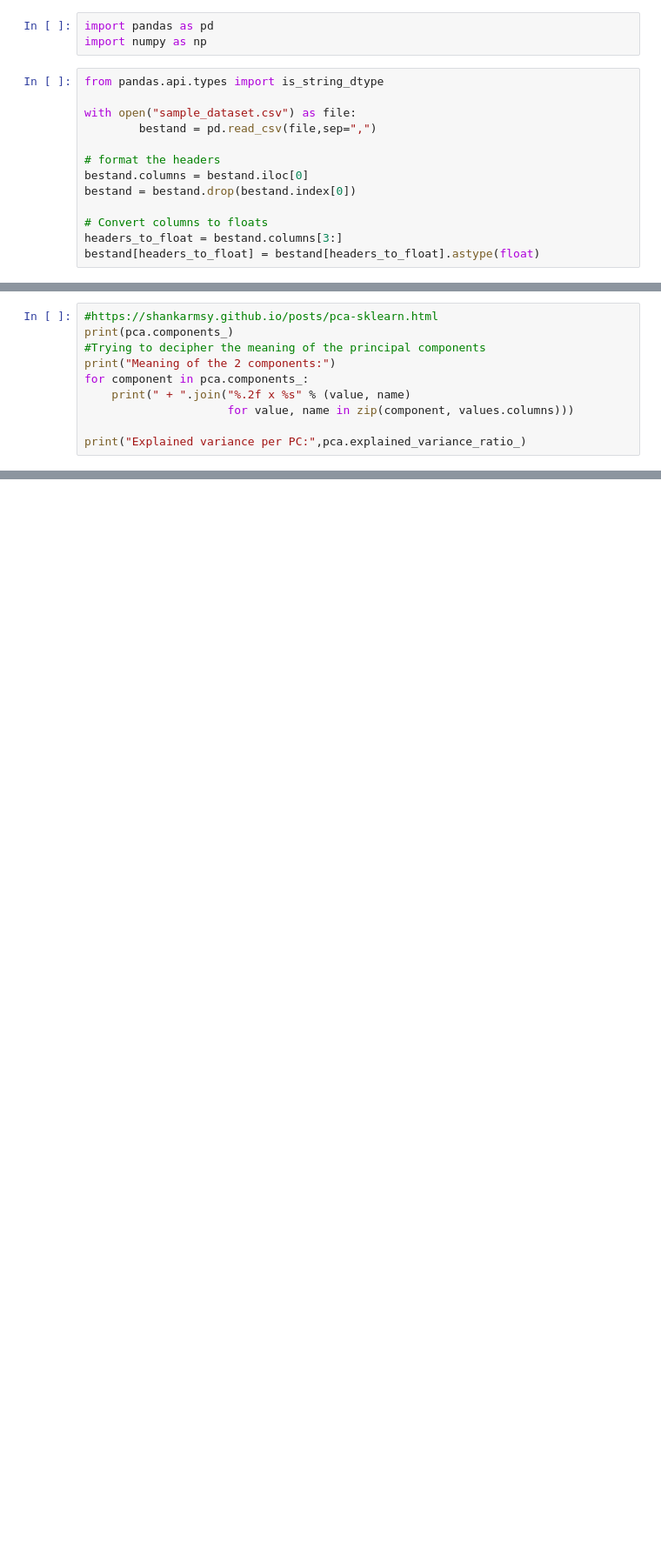
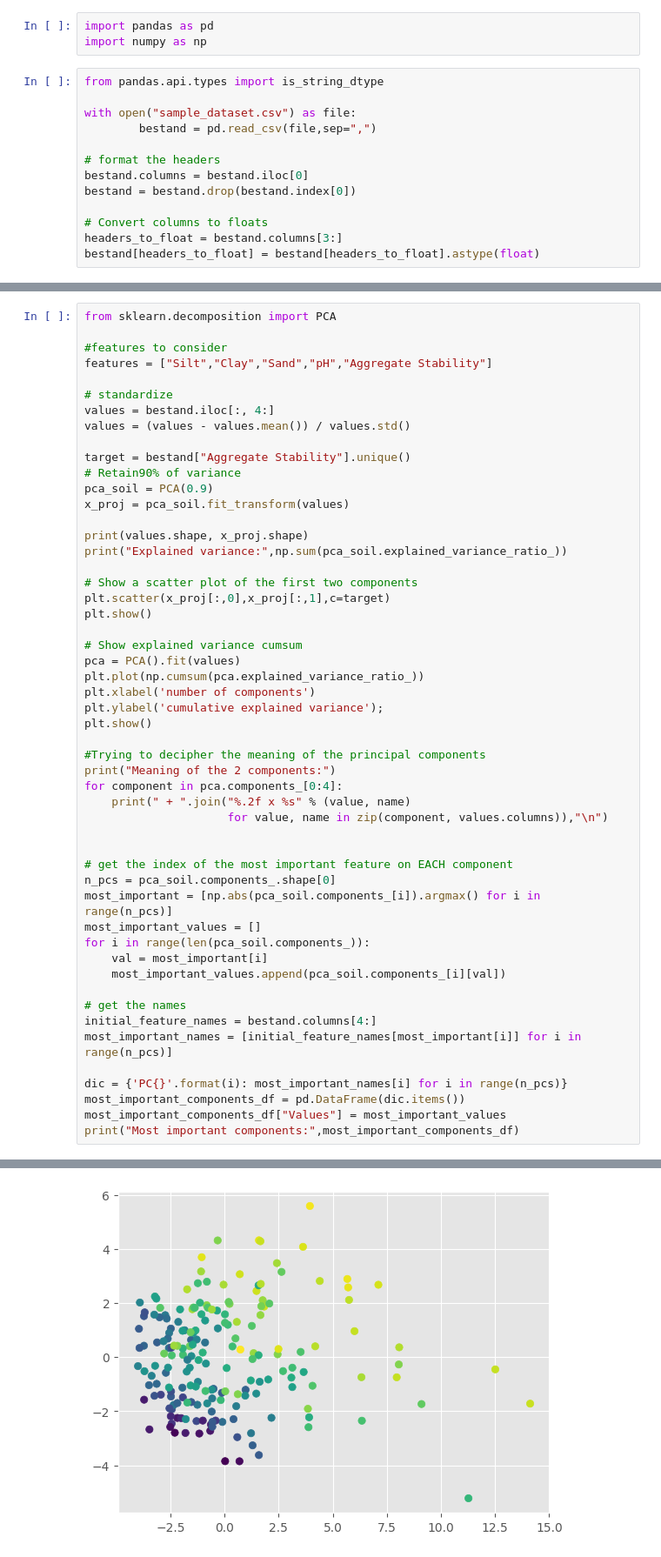
Before and after one commit to werzum/SoilQualityIndicators, a Jupyter notebook: data_exploration.ipynb, the cells around one changed output, grey strips where cells are left out. Shown at 87% size. Saved outputs shown, nothing was run; the diff lists cells and outputs as text; blank space fills up the shorter version.

```diff
--- a/data_exploration.ipynb
+++ b/data_exploration.ipynb
@@ -70,10 +16,0 @@ plt.ylabel('cumulative explained variance');
-# %%
-#https://shankarmsy.github.io/posts/pca-sklearn.html
-print(pca.components_)
-#Trying to decipher the meaning of the principal components
-print("Meaning of the 2 components:")
-for component in pca.components_:
-    print(" + ".join("%.2f x %s" % (value, name)
-                     for value, name in zip(component, values.columns)))
-
-print("Explained variance per PC:",pca.explained_variance_ratio_)
@@ -98,0 +17,53 @@ Explained variance per PC: [5.41193527e-01 2.58686462e-01 1.28071307e-01 7.20487
+# %%
+from sklearn.decomposition import PCA
+
+#features to consider
+features = ["Silt","Clay","Sand","pH","Aggregate Stability"]
+
+# standardize
+values = bestand.iloc[:, 4:]
+values = (values - values.mean()) / values.std()
+
+target = bestand["Aggregate Stability"].unique()
+# Retain90% of variance
+pca_soil = PCA(0.9)
+x_proj = pca_soil.fit_transform(values)
+
+print(values.shape, x_proj.shape)
+print("Explained variance:",np.sum(pca_soil.explained_variance_ratio_))
+
+# Show a scatter plot of the first two components
+plt.scatter(x_proj[:,0],x_proj[:,1],c=target)
+plt.show()
+
+# Show explained variance cumsum
+pca = PCA().fit(values)
+plt.plot(np.cumsum(pca.explained_variance_ratio_))
+plt.xlabel('number of components')
+plt.ylabel('cumulative explained variance');
+plt.show()
+
+#Trying to decipher the meaning of the principal components
+print("Meaning of the 2 components:")
+for component in pca.components_[0:4]:
+    print(" + ".join("%.2f x %s" % (value, name)
+                     for value, name in zip(component, values.columns)),"\n")
+
+
+# get the index of the most important feature on EACH component
+n_pcs = pca_soil.components_.shape[0]
+most_important = [np.abs(pca_soil.components_[i]).argmax() for i in range(n_pcs)]
+most_important_values = []
+for i in range(len(pca_soil.components_)):
+    val = most_important[i]
+    most_important_values.append(pca_soil.components_[i][val])
+
+# get the names
+initial_feature_names = bestand.columns[4:]
+most_important_names = [initial_feature_names[most_important[i]] for i in range(n_pcs)]
+
+dic = {'PC{}'.format(i): most_important_names[i] for i in range(n_pcs)}
+most_important_components_df = pd.DataFrame(dic.items())
+most_important_components_df["Values"] = most_important_values
+print("Most important components:",most_important_components_df)
+# %% [output]
@@ -98,0 +72 @@ Explained variance per PC: [5.41193527e-01 2.58686462e-01 1.28071307e-01 7.20487
+[figure, added]
```
Also changed, not shown: parts of 5 cells of this notebook.
